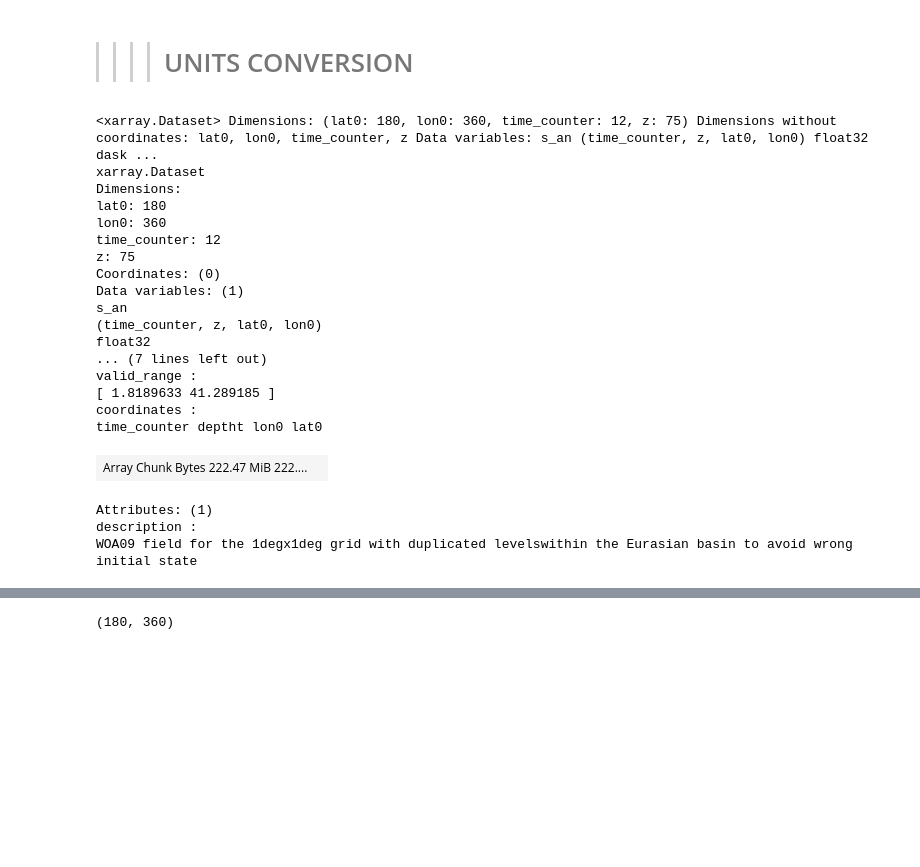
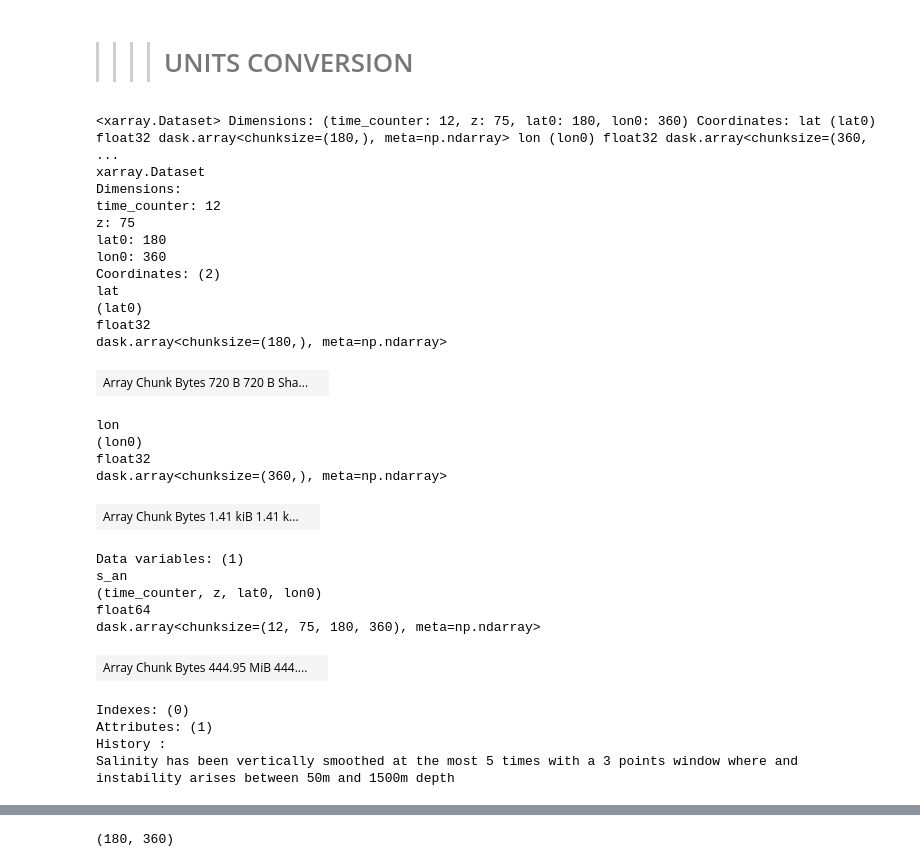
Before and after one commit to ctalandi/TOOLS, a Jupyter notebook: OTHERS/TEOS10/EOS10_conversion_WOA09.ipynb, the cells around one changed output, grey strips where cells are left out. Cells and saved outputs as stored; diff of their text form; code cells hidden in the pictures; blank space fills up the shorter version.

```diff
--- a/OTHERS/TEOS10/EOS10_conversion_WOA09.ipynb
+++ b/OTHERS/TEOS10/EOS10_conversion_WOA09.ipynb
@@ -65,30 +63,39 @@ INDIR="./CREG12.L75-I/"
+# %%
+INDIR="/data0/project/drakkar/CONFIGS/CREG025.L75/CREG025.L75-I/"
 # %%
-ds_inT=xr.open_mfdataset(INDIR+'woa09_temperature_monthly_1deg_t_an_CMA_drowned_Ex_L75.nc')
-ds_inS=xr.open_mfdataset(INDIR+'woa09_salinity_monthly_1deg_s_an_CMA_drowned_Ex_L75.nc')
+ds_inT=xr.open_mfdataset(INDIR+'woa09_temperature_monthly_1deg_t_an_CMA_drowned_Ex_L75_SM5.nc')
+ds_inS=xr.open_mfdataset(INDIR+'woa09_salinity_monthly_1deg_s_an_CMA_drowned_Ex_L75_SM5.nc')
 ds_inT
 ds_inS
 # %% [output]
-<xarray.Dataset> Dimensions: (lat0: 180, lon0: 360, time_counter: 12, z: 75) Dimensions without coordinates: lat0, lon0, time_counter, z Data variables: s_an (time_counter, z, lat0, lon0) float32 dask ...
+<xarray.Dataset> Dimensions: (time_counter: 12, z: 75, lat0: 180, lon0: 360) Coordinates: lat (lat0) float32 dask.array<chunksize=(180,), meta=np.ndarray> lon (lon0) float32 dask.array<chunksize=(360, ...
 xarray.Dataset
 Dimensions:
+time_counter: 12
+z: 75
 lat0: 180
 lon0: 360
-time_counter: 12
-z: 75
-Coordinates: (0)
-Data variables: (1)
-s_an
-(time_counter, z, lat0, lon0)
+Coordinates: (2)
+lat
+(lat0)
 float32
-... (7 lines left out)
-valid_range :
-[ 1.8189633 41.289185 ]
-coordinates :
-time_counter deptht lon0 lat0
+dask.array<chunksize=(180,), meta=np.ndarray>
-| Array Chunk Bytes 222.47 MiB 222.... |  |
+| Array Chunk Bytes 720 B 720 B Sha... |  |
-Attributes: (1)
-description :
-WOA09 field for the 1degx1deg grid with duplicated levelswithin the Eurasian basin to avoid wrong initial state
+lon
+(lon0)
+float32
+dask.array<chunksize=(360,), meta=np.ndarray>
+| Array Chunk Bytes 1.41 kiB 1.41 k... |  |
+Data variables: (1)
+s_an
+(time_counter, z, lat0, lon0)
+float64
+dask.array<chunksize=(12, 75, 180, 360), meta=np.ndarray>
+| Array Chunk Bytes 444.95 MiB 444.... |  |
+Indexes: (0)
+Attributes: (1)
+History :
+Salinity has been vertically smoothed at the most 5 times with a 3 points window where and instability arises between 50m and 1500m depth
 # %%
 # Add the geographical coordinates
 INDIR='/data0/project/drakkar/REFERENCE_DATA/WOA2009/DATA/1degx1deg/'
```
Also changed, not shown: parts of 12 cells of this notebook.
